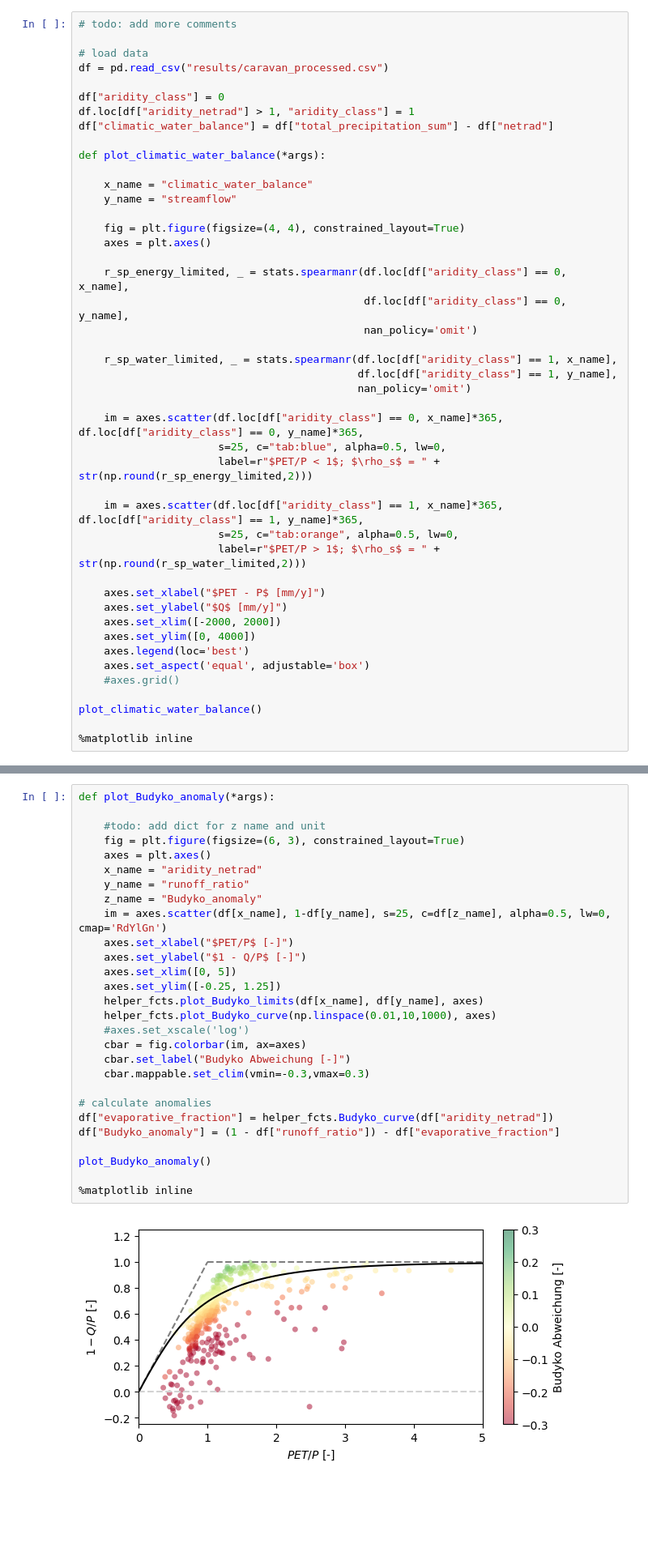
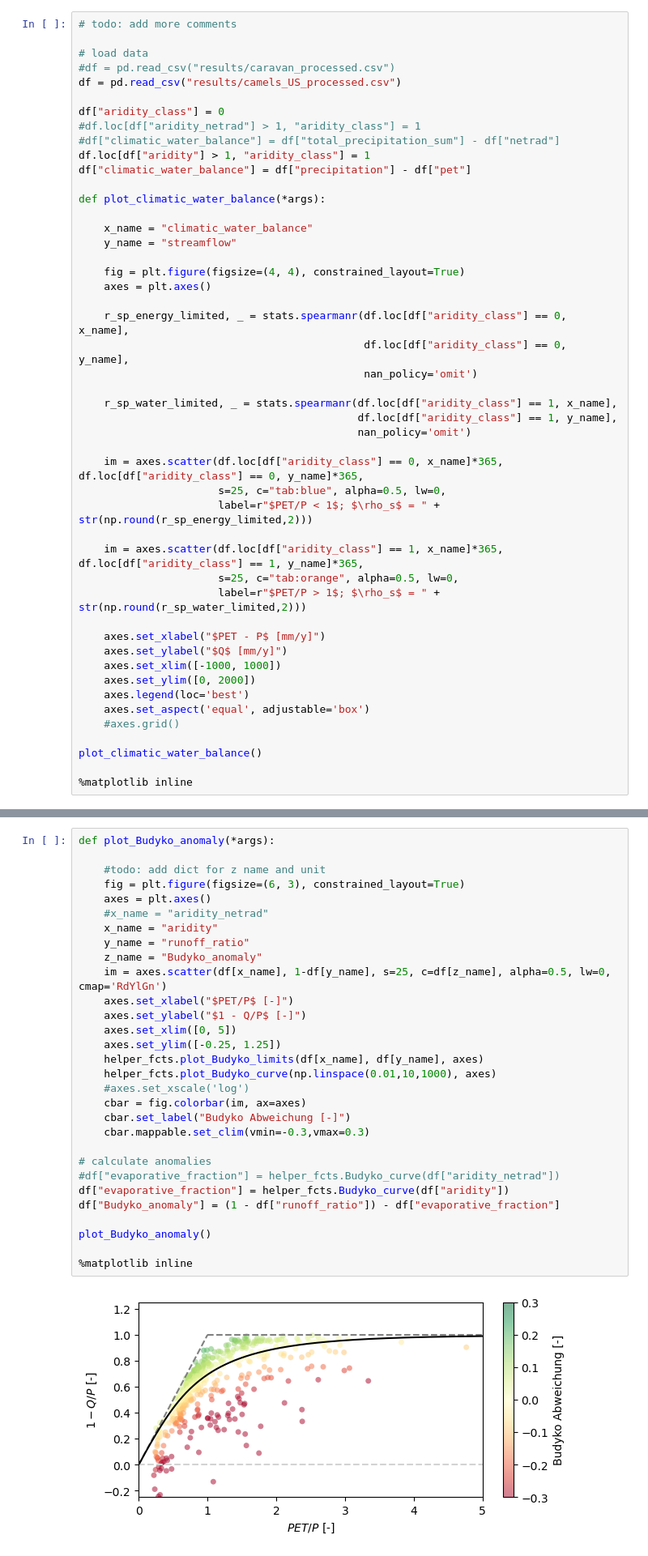
Before and after one commit to SebastianGnann/Budyko_Lehre, a Jupyter notebook: Budyko.ipynb, the cells around one changed output, grey strips where cells are left out. Shown at 81% size. Saved outputs shown, nothing was run; the diff lists cells and outputs as text; blank space fills up the shorter version.

```diff
--- a/Budyko.ipynb
+++ b/Budyko.ipynb
@@ -92,11 +92,14 @@ Gibt es Unterschiede zwischen wasser- und energie-limitierten Gebieten?
 # todo: add more comments
 
 # load data
-df = pd.read_csv("results/caravan_processed.csv")
+#df = pd.read_csv("results/caravan_processed.csv")
+df = pd.read_csv("results/camels_US_processed.csv")
 
 df["aridity_class"] = 0
-df.loc[df["aridity_netrad"] > 1, "aridity_class"] = 1
-df["climatic_water_balance"] = df["total_precipitation_sum"] - df["netrad"]
+#df.loc[df["aridity_netrad"] > 1, "aridity_class"] = 1
+#df["climatic_water_balance"] = df["total_precipitation_sum"] - df["netrad"]
+df.loc[df["aridity"] > 1, "aridity_class"] = 1
+df["climatic_water_balance"] = df["precipitation"] - df["pet"]
 
 def plot_climatic_water_balance(*args):
 
@@ -124,8 +127,8 @@ def plot_climatic_water_balance(*args):
 
     axes.set_xlabel("$PET - P$ [mm/y]")
     axes.set_ylabel("$Q$ [mm/y]")
-    axes.set_xlim([-2000, 2000])
-    axes.set_ylim([0, 4000])
+    axes.set_xlim([-1000, 1000])
+    axes.set_ylim([0, 2000])
     axes.legend(loc='best')
     axes.set_aspect('equal', adjustable='box')
     #axes.grid()
@@ -205,33 +209,35 @@ Es gibt allerdings viele Punkte, die deutlich unter der Kurve liegen. Um diese A
 # %%
 def plot_Budyko_anomaly(*args):
 
     #todo: add dict for z name and unit
     fig = plt.figure(figsize=(6, 3), constrained_layout=True)
     axes = plt.axes()
-    x_name = "aridity_netrad"
+    #x_name = "aridity_netrad"
+    x_name = "aridity"
     y_name = "runoff_ratio"
     z_name = "Budyko_anomaly"
     im = axes.scatter(df[x_name], 1-df[y_name], s=25, c=df[z_name], alpha=0.5, lw=0, cmap='RdYlGn')
     axes.set_xlabel("$PET/P$ [-]")
     axes.set_ylabel("$1 - Q/P$ [-]")
     axes.set_xlim([0, 5])
     axes.set_ylim([-0.25, 1.25])
     helper_fcts.plot_Budyko_limits(df[x_name], df[y_name], axes)
     helper_fcts.plot_Budyko_curve(np.linspace(0.01,10,1000), axes)
     #axes.set_xscale('log')
     cbar = fig.colorbar(im, ax=axes)
     cbar.set_label("Budyko Abweichung [-]")
     cbar.mappable.set_clim(vmin=-0.3,vmax=0.3)
 
 # calculate anomalies
-df["evaporative_fraction"] = helper_fcts.Budyko_curve(df["aridity_netrad"])
+#df["evaporative_fraction"] = helper_fcts.Budyko_curve(df["aridity_netrad"])
+df["evaporative_fraction"] = helper_fcts.Budyko_curve(df["aridity"])
 df["Budyko_anomaly"] = (1 - df["runoff_ratio"]) - df["evaporative_fraction"]
 
 plot_Budyko_anomaly()
 
 %matplotlib inline
 # %% [output]
-[figure, old version]
+[figure, new version]
 # %% [markdown]
 ## Abweichungen von der Budyko Kurve
 Abgesehen von Unsicherheiten in den Daten, welche Gründe könnte es für eine Abweichung von der Linie geben?
```
Also changed, not shown: parts of 11 cells of this notebook, 9 other files.
